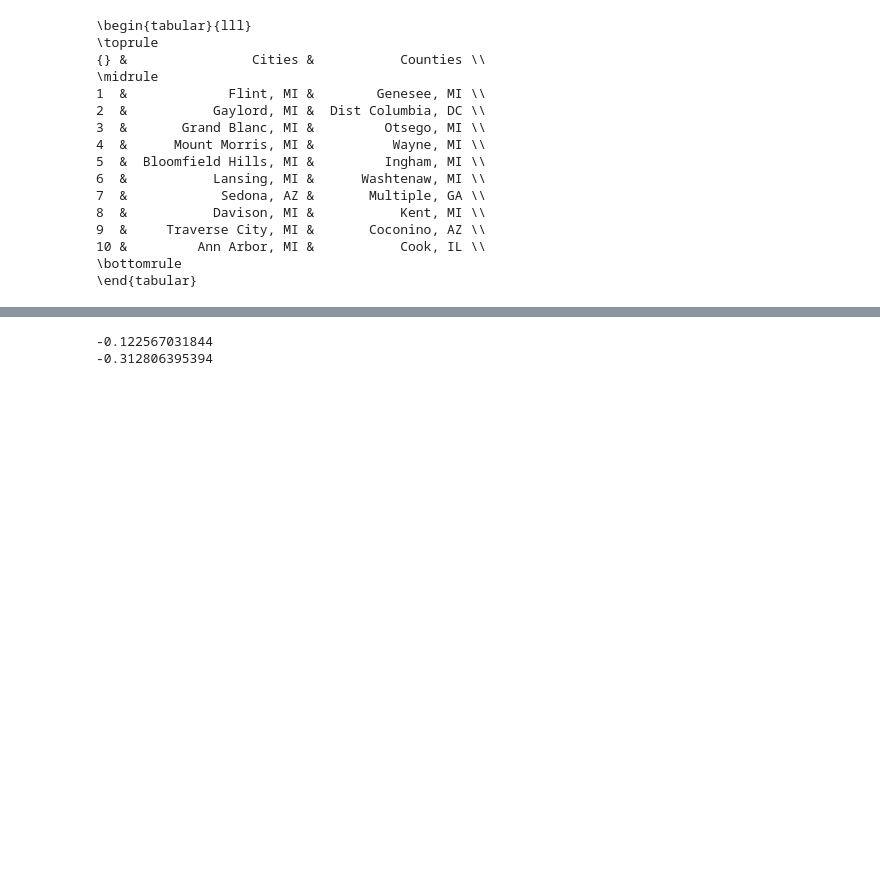
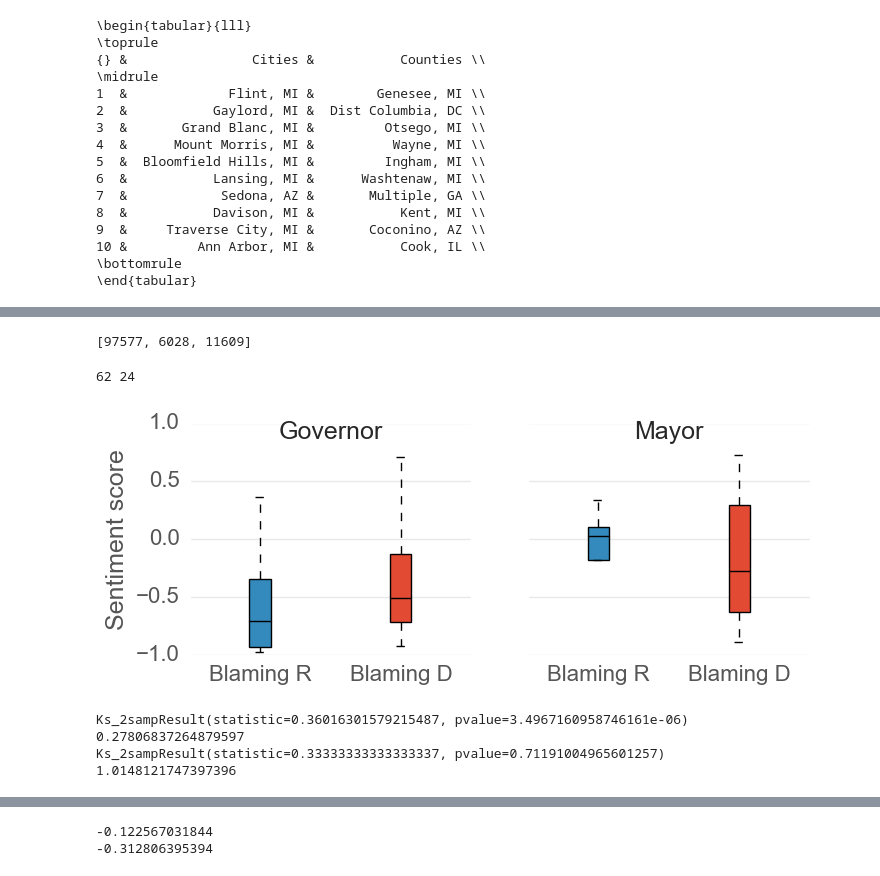
Before and after one commit to oztalha/Flint, a Jupyter notebook: Codes-Toz/Flint.ipynb, the cells around one changed output, grey strips where cells are left out. Cells and saved outputs as stored; diff of their text form; code cells hidden in the pictures; blank space fills up the shorter version.

Commit message:
Partisan Predisposition anaylsis redone

```diff
--- a/Codes-Toz/Flint.ipynb
+++ b/Codes-Toz/Flint.ipynb
@@ -214,9 +235,73 @@ sid = SentimentIntensityAnalyzer()
 snyder = df.text.str.contains('governor|nyder|onetoughnerd',case=False)
 EM = df.text.str.contains('mgr|manager|Darnell|Earley|Kurtz',case=False)
 mayor = df.text.str.contains('Dayne|Walling|ayor',case=False)
+
+print([len(df[x]) for x in [snyder,EM,mayor]]) #Footnote 10.
+# %% [output]
+[97577, 6028, 11609]
 # %%
 snyderonly = df[snyder&~mayor&~EM].copy()
 mayoronly=df[mayor&~snyder&~EM].copy()
-
-snyderonly['sent'] = pd.DataFrame(list(snyderonly.text.apply(sid.polarity_scores)))['compound'].values
-mayoronly['sent'] = pd.DataFrame(list(mayoronly.text.apply(sid.polarity_scores)))['compound'].values
+a = pd.DataFrame(list(snyderonly.text.apply(sid.polarity_scores)))
+snyderonly = pd.concat([snyderonly.reset_index(),a.rename(columns={'compound':'cmpnd'})],axis=1)
+a = pd.DataFrame(list(mayoronly.text.apply(sid.polarity_scores)))
+mayoronly = pd.concat([mayoronly.reset_index(),a.rename(columns={'compound':'cmpnd'})],axis=1)
+# %%
+# Figure 3 (new)
+c = pd.DataFrame()
+for i in range(5):
+    r = pd.read_csv('../data/training/Flint'+str(i+1)+'_train.csv')
+    r['rater'] = i
+    c = c.append(r)
+c = c.dropna()
+print(len(c[c.c.str.contains('6')]),len(c[c.c.str.contains('7')]))
+
+r = df.screen_name[df.text.isin(c[c.c.str.contains('6')].text)]
+d = df.screen_name[df.text.isin(c[c.c.str.contains('7')].text)]
+
+m  = mayoronly[mayoronly.cmpnd!=0]
+s  = snyderonly[snyderonly.cmpnd!=0]
+
+
+#matplotlib.style.use('fivethirtyeight')
+matplotlib.style.use('ggplot')
+plt.rcParams['axes.facecolor']='w'
+plt.rcParams['savefig.facecolor']='w'
+matplotlib.rcParams['xtick.labelsize'] = 16
+matplotlib.rcParams['ytick.labelsize'] = 16
+matplotlib.rcParams['axes.titlesize'] = 18
+
+co = {'color':'black'}
+ma = {'color':'black','linestyle':'-'}
+boxprops = dict(linestyle='-', color='black')
+
+f, ax = plt.subplots(1, 2, sharey=True,figsize=(8,3))
+titles = ['Governor','Mayor']
+for i,a in enumerate([s,m]):
+    bp = ax[i].boxplot([a[a.screen_name.isin(d)].cmpnd,a[a.screen_name.isin(r)].cmpnd], patch_artist=True,
+             whiskerprops=co,capprops=co,medianprops=ma,boxprops=boxprops,labels=['Blaming R','Blaming D'])
+    for box, color in zip(bp['boxes'], ['#348ABD','#E24A33']):
+        box.set_color('black')
+        box.set_facecolor(color)
+
+    ax[i].set_title(titles[i],y=.9)
+    ax[i].yaxis.grid(True, linestyle='-', which='major', color='lightgrey', alpha=0.5)
+ax[0].set_ylabel('Sentiment score',fontsize=18);
+f.savefig('../figs/box-partisanship.pdf',dpi=150,bbox_inches='tight')
+# %% [output]
+62 24
+[figure, added]
+# %%
+from scipy.stats import ks_2samp
+from math import sqrt
+c_a = 1.95 #coefficient c_a is 1.36 for alpha 0.05 and 1.95 for alpha 0.001
+for i,a in enumerate([s,m]):
+    print(ks_2samp(a[a.screen_name.isin(d)].cmpnd,a[a.screen_name.isin(r)].cmpnd))
+    n1 = len(a[a.screen_name.isin(d)])
+    n2 = len(a[a.screen_name.isin(r)])
+    print('Critical value D_a:',c_a*sqrt((n1+n2)/(n1*n2)))
+# %% [output]
+Ks_2sampResult(statistic=0.36016301579215487, pvalue=3.4967160958746161e-06)
+0.27806837264879597
+Ks_2sampResult(statistic=0.33333333333333337, pvalue=0.71191004965601257)
+1.0148121747397396
```
Also changed, not shown: parts of 11 cells of this notebook.
